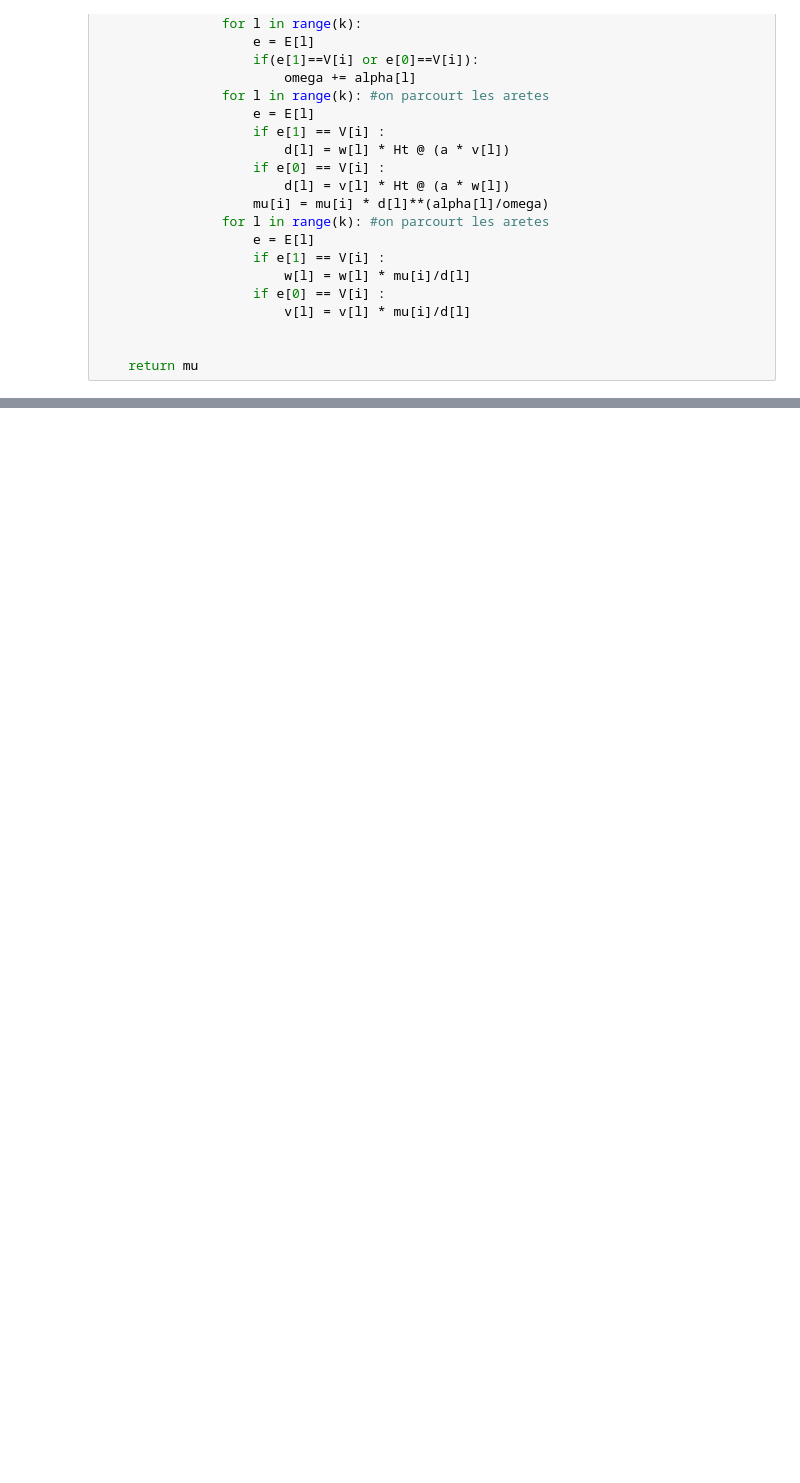
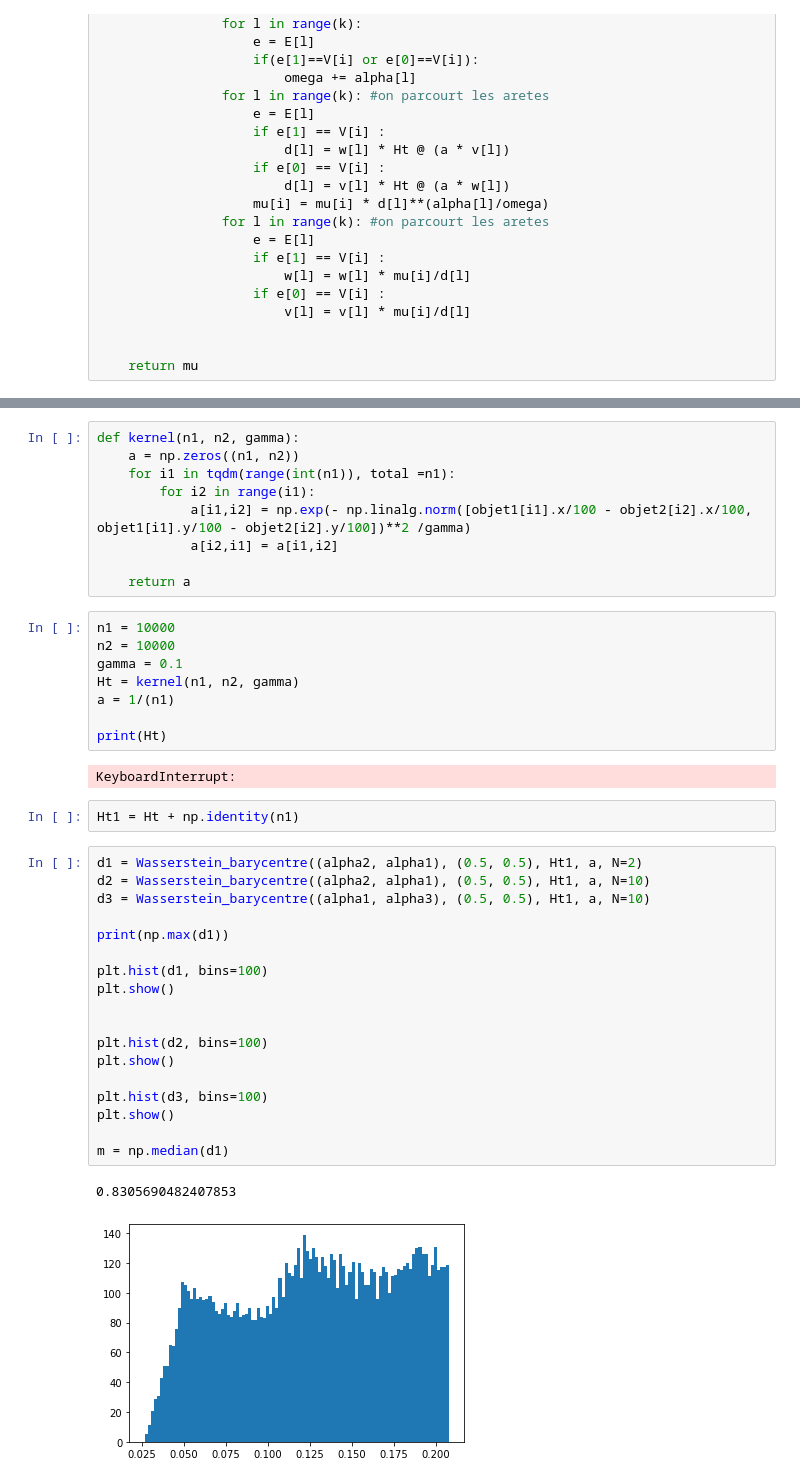
Before and after one commit to ThoLes94/ConvolutionWasserstein, a Jupyter notebook: convolution.ipynb, the cells around one changed output, grey strips where cells are left out. Drawn from its saved outputs; the diff is of its cells as text; blank space fills up the shorter version.

```diff
--- a/convolution.ipynb
+++ b/convolution.ipynb
@@ -197,0 +332,42 @@ print(Wasserstein_barycentre((alpha1, alpha2), (1, 1), Ht, a, N=2))
+# %%
+def kernel(n1, n2, gamma):
+    a = np.zeros((n1, n2))
+    for i1 in tqdm(range(int(n1)), total =n1):
+        for i2 in range(i1):
+            a[i1,i2] = np.exp(- np.linalg.norm([objet1[i1].x/100 - objet2[i2].x/100, objet1[i1].y/100 - objet2[i2].y/100])**2 /gamma)
+            a[i2,i1] = a[i1,i2]
+
+    return a
+# %%
+n1 = 10000
+n2 = 10000
+gamma = 0.1
+Ht = kernel(n1, n2, gamma)
+a = 1/(n1)
+
+print(Ht)
+# %% [output]
+KeyboardInterrupt:
+# %%
+Ht1 = Ht + np.identity(n1)
+# %%
+d1 = Wasserstein_barycentre((alpha2, alpha1), (0.5, 0.5), Ht1, a, N=2)
+d2 = Wasserstein_barycentre((alpha2, alpha1), (0.5, 0.5), Ht1, a, N=10)
+d3 = Wasserstein_barycentre((alpha1, alpha3), (0.5, 0.5), Ht1, a, N=10)
+
+print(np.max(d1))
+
+plt.hist(d1, bins=100)
+plt.show()
+
+
+plt.hist(d2, bins=100)
+plt.show()
+
+plt.hist(d3, bins=100)
+plt.show()
+
+m = np.median(d1)
+# %% [output]
+0.8305690482407853
+[figure, added]
```
Also changed, not shown: parts of 22 cells of this notebook.
